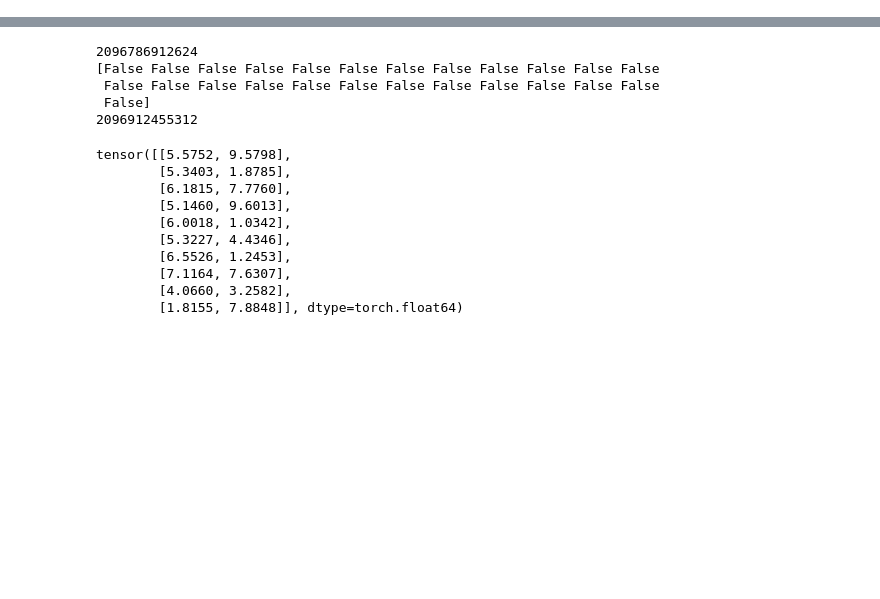
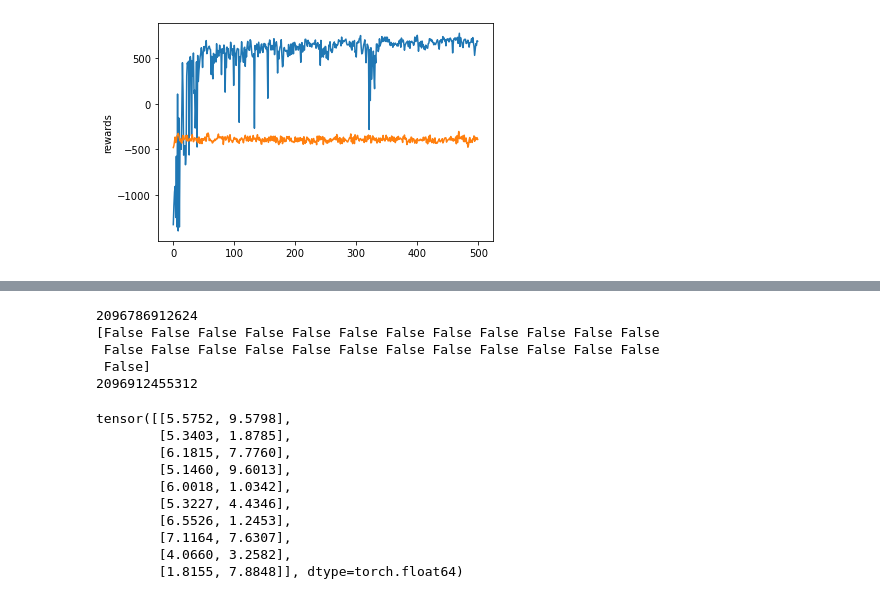
Before and after one commit to DevelData/mscHRL, a Jupyter notebook: sac.ipynb, the cells around one changed output, grey strips where cells are left out. Drawn from its saved outputs; the diff is of its cells as text; code cells hidden in the pictures; blank space fills up the shorter version.

```diff
--- a/sac.ipynb
+++ b/sac.ipynb
@@ -13 +91,14 @@ import gym
+# %%
+hc_df = pd.DataFrame({"sac_obs1": sac_obs1,
+                      "sac_obs2": sac_obs2,
+                      "hidio_obs1": hidio_obs1,
+                      "hidio_obs2": hidio_obs2})
+hc_df["sac_mean"] = hc_df[["sac_obs1", "sac_obs2"]].mean(axis=1)
+hc_df["hidio_mean"] = hc_df[["hidio_obs1", "hidio_obs2"]].mean(axis=1)
+sns.lineplot(data=hc_df, x=hc_df.index, y="sac_mean")
+sns.lineplot(data=hc_df, x=hc_df.index, y="hidio_mean")
+plt.ylabel("rewards")
+plt.show()
+# %% [output]
+[figure, added]
 # %%
```
Also changed, not shown: parts of 8 cells of this notebook, 28 other files.
